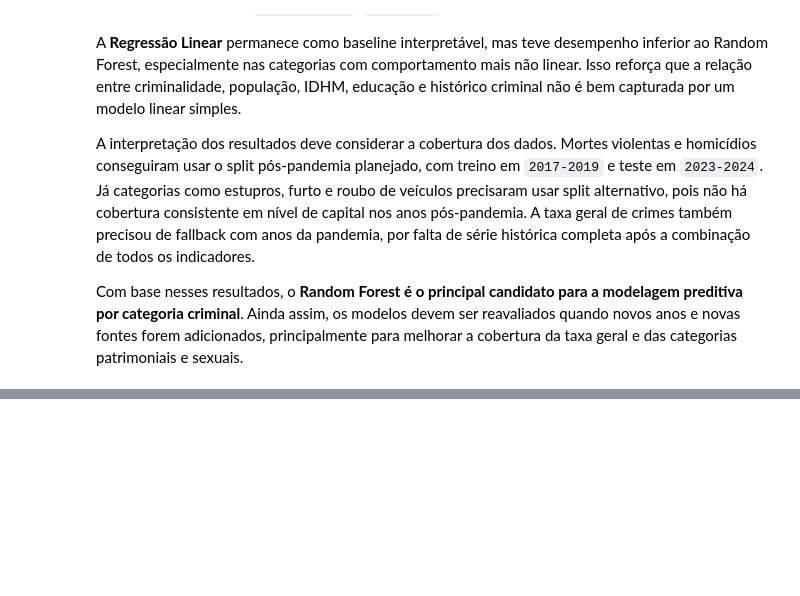
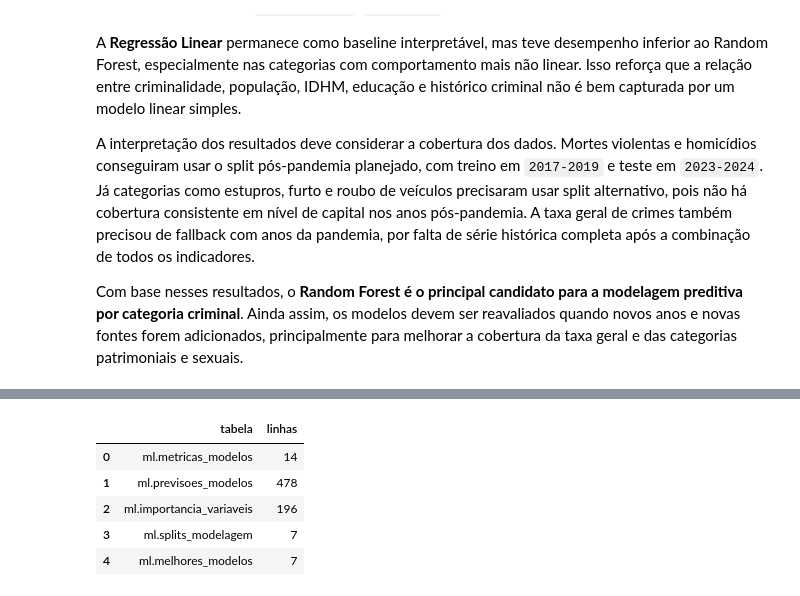
Before and after one commit to Paulohspaniago/analise-socioeconomica-crime-brasil, a Jupyter notebook: notebooks/01_machine_learning_baseline.ipynb, the cells around one changed output, grey strips where cells are left out. Drawn from its saved outputs; the diff is of its cells as text; code cells hidden in the pictures; blank space fills up the shorter version.

Commit message:
01062026 - Criacao do schema ML e views preditivas

```diff
--- a/notebooks/01_machine_learning_baseline.ipynb
+++ b/notebooks/01_machine_learning_baseline.ipynb
@@ -651,0 +658,44 @@ Com base nesses resultados, o **Random Forest é o principal candidato para a mo
+# %%
+with engine.begin() as conn:
+    conn.exec_driver_sql('CREATE SCHEMA IF NOT EXISTS ml;')
+
+metricas_export = metricas_modelos.copy()
+previsoes_export = previsoes_modelos.copy()
+importancias_export = importancias_modelos.copy()
+splits_export = splits_modelagem.copy()
+melhores_export = melhores_modelos.copy()
+
+for df_export in [metricas_export, previsoes_export, importancias_export, splits_export, melhores_export]:
+    for coluna in df_export.columns:
+        if df_export[coluna].apply(lambda valor: isinstance(valor, list)).any():
+            df_export[coluna] = df_export[coluna].apply(lambda valor: ', '.join(map(str, valor)) if isinstance(valor, list) else valor)
+
+metricas_export.to_sql('metricas_modelos', engine, schema='ml', if_exists='replace', index=False)
+previsoes_export.to_sql('previsoes_modelos', engine, schema='ml', if_exists='replace', index=False)
+importancias_export.to_sql('importancia_variaveis', engine, schema='ml', if_exists='replace', index=False)
+splits_export.to_sql('splits_modelagem', engine, schema='ml', if_exists='replace', index=False)
+melhores_export.to_sql('melhores_modelos', engine, schema='ml', if_exists='replace', index=False)
+
+pd.DataFrame({
+    'tabela': [
+        'ml.metricas_modelos',
+        'ml.previsoes_modelos',
+        'ml.importancia_variaveis',
+        'ml.splits_modelagem',
+        'ml.melhores_modelos',
+    ],
+    'linhas': [
+        len(metricas_export),
+        len(previsoes_export),
+        len(importancias_export),
+        len(splits_export),
+        len(melhores_export),
+    ],
+})
+# %% [output]
+|  | tabela | linhas |
+| 0 | ml.metricas_modelos | 14 |
+| 1 | ml.previsoes_modelos | 478 |
+| 2 | ml.importancia_variaveis | 196 |
+| 3 | ml.splits_modelagem | 7 |
+| 4 | ml.melhores_modelos | 7 |
```
Also changed, not shown: parts of 1 cell of this notebook, 8 other files.
